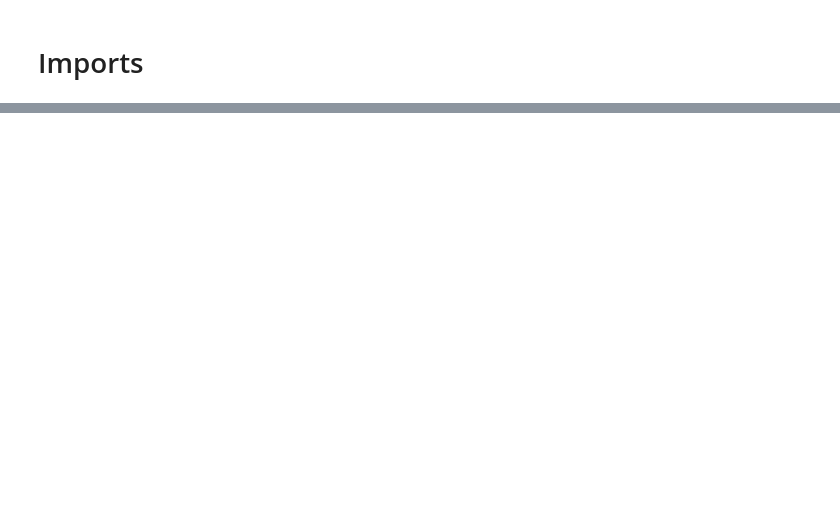
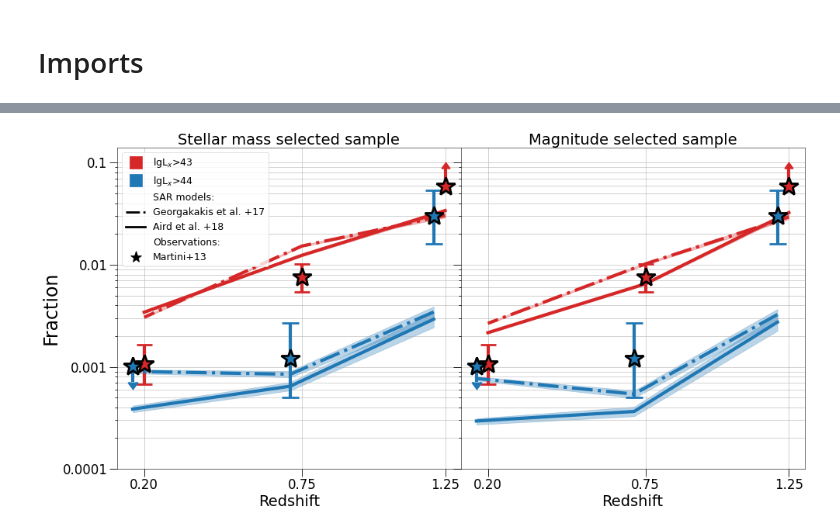
Before and after one commit to IvanMuro/agn_frac_data_release, a Jupyter notebook: paper_results.ipynb, the cells around one changed output, grey strips where cells are left out. Drawn from its saved outputs; the diff is of its cells as text; code cells hidden in the pictures; blank space fills up the shorter version.

Commit message:
New version of calc_frac.Also more text added to notebook

```diff
--- a/paper_results.ipynb
+++ b/paper_results.ipynb
@@ -33,4 +40,5 @@ path_files = './input/'
 # %%
-names = sorted(glob.glob(f'{path_files}/lc_resample_reseed_?.????_.h5'))
+path_files = './input/'
+names = sorted(glob.glob(f'{path_files}/lc_resample_reseed_?.????.h5'))
 names
 # %% [output]
@@ -122,12 +156,0 @@ for loop_martini, z in enumerate(z_martini):
-# %%
-for loop_martini, z in enumerate(z_martini):
-    print(f'{z}')
-    for mask_xrlumi in ['GMedian', 'AMedian']:
-        print(f'\t{mask_xrlumi}')
-        for sample in ['sm', 'mag']:
-            mean = df_frac_reseed_SFR_UMsf_AGEq['hlx'][loop_martini][f'f_{sample}_{mask_xrlumi}'].mean()
-            ue = df_frac_reseed_SFR_UMsf_AGEq['hlx'][loop_martini][f'f_{sample}_{mask_xrlumi}'].quantile(q=.84) - mean
-            le = mean - df_frac_reseed_SFR_UMsf_AGEq['hlx'][loop_martini][f'f_{sample}_{mask_xrlumi}'].quantile(q=.16)
-
-            print(f'\t\t{sample}(lx>44): {mean:.5f} + {ue:.5f} - {le:.5f}')
-        print()
@@ -151,0 +279,67 @@ for loop_martini, z in enumerate(z_martini):
+# %%
+fig, ax = plt.subplots(nrows=1, ncols=2, figsize=[20, 10], dpi=50, sharey='col')
+
+for col, selection in enumerate(['sm', 'mag']):
+    for loop_model, mask_xrlumi in enumerate(['GMedian', 'AMedian']):
+        for loop_lx, lx in enumerate(['llx', 'hlx']):
+            mean = []
+            le = []
+            ue = []
+            for loop_martini, z in enumerate(z_martini):
+                mean_aux = df_frac_reseed_SFR_UMsf_AGEq[f'{lx}'][loop_martini][f'f_{selection}_{mask_xrlumi}'].mean()
+                mean.append( mean_aux )
+                le.append( df_frac_reseed_SFR_UMsf_AGEq[f'{lx}'][loop_martini][f'f_{selection}_{mask_xrlumi}'].quantile(q=.16) )
+                ue.append( df_frac_reseed_SFR_UMsf_AGEq[f'{lx}'][loop_martini][f'f_{selection}_{mask_xrlumi}'].quantile(q=.84) )
+            if lx == 'llx':
+                shift = 0
+            else:
+                shift = 2
+            ax[col].plot(np.array(z_martini) - shift*dz_plot,
+                          mean,
+                          lw=6,
+                          ls=ls_dict[mask_xrlumi],
+                          color=color_lumi[loop_lx]
+                         )
+
+            ax[col].fill_between(np.array(z_martini) - shift*dz_plot, ue, le,
+                                 alpha=0.3,
+                                 color=color_lumi[loop_lx])
+
+
+
+    plot_martini_result(ax[col], mew=mew-1, cs=cs, ms=ms, shift=0)
+    plot_legend(ax[col], ms)
+
+    ax[col].set_ylim(0.0001, .14)
+    ax[col].set_yscale('log')
+    ax[col].yaxis.set_major_formatter(StrMethodFormatter('{x:.4}'))
+    ax[col].tick_params(axis = 'both', which = 'major', labelsize = fs)
+    ax[col].set_xlabel('Redshift', fontsize=fs+8)
+
+    ax[col].grid(True, which="both", ls="-")
+    ax[col].set_title(f'{titles[col]}', fontsize=fs+8)
+    if col == 0:
+        #get handles and labels
+        handles, labels = ax[col].get_legend_handles_labels()
+        #specify order of items in legend
+        order = [2, 3, 4, 0, 1, 5, 6]
+        #add legend to plot
+        ax[col].legend([handles[idx] for idx in order],[labels[idx] for idx in order], fontsize=fs-2)
+
+    if col == 1:
+        ax[col].set(yticklabels=[])
+    else:
+        ax[col].set_ylabel('Fraction', fontsize=fs+14)
+
+    ax[col].set_xticks([0.2, .75, 1.25 ])
+    ax[col].xaxis.set_tick_params(which='major', width=1.2, size=14, labelsize=24, bottom=True)
+    ax[col].yaxis.set_tick_params(which='major', width=1.2, size=14, labelsize=24, left=True)
+    ax[col].xaxis.set_tick_params(which='minor', width=1.2, size=4, bottom=True)
+    ax[col].yaxis.set_tick_params(which='minor', width=1.2, size=4, left=True)
+
+fig.tight_layout()
+fig.subplots_adjust(wspace=0)
+
+plt.show()
+# %% [output]
+[figure, added]
```
Also changed, not shown: parts of 16 cells of this notebook, 2 other files.
